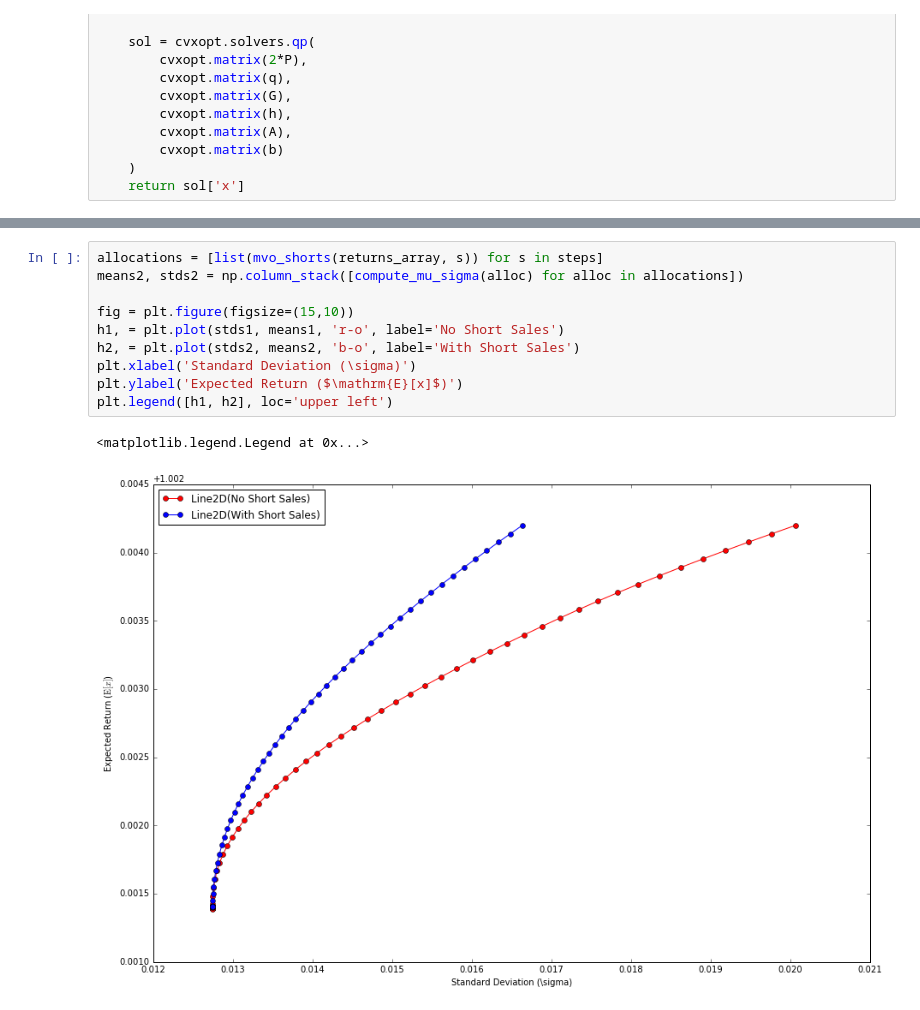
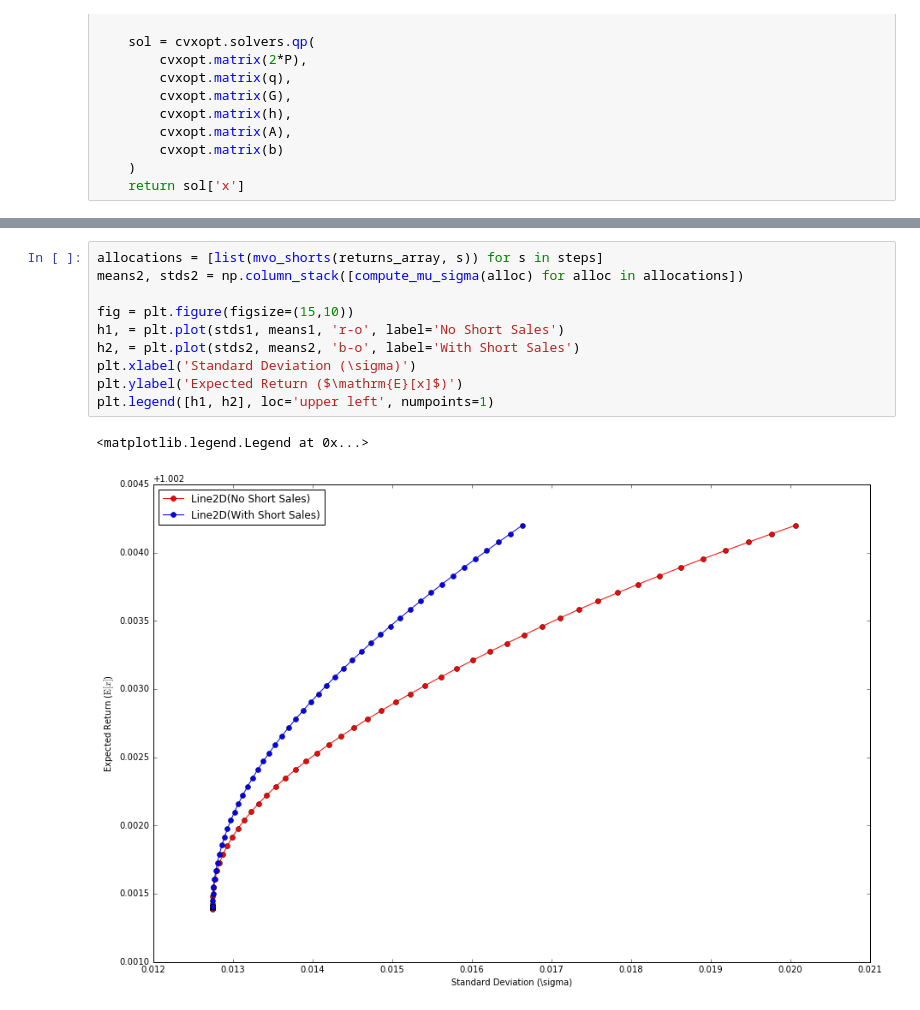
Before and after one commit to jamlamberti/Py4FinOpt, a Jupyter notebook: mean_variance_optimization.ipynb, the cells around one changed output, grey strips where cells are left out. Cells and saved outputs as stored; diff of their text form.

```diff
--- a/mean_variance_optimization.ipynb
+++ b/mean_variance_optimization.ipynb
@@ -273,16 +273,16 @@ print compute_mu_sigma(allocation)
 # %%
 allocations = [list(mvo_shorts(returns_array, s)) for s in steps]
 means2, stds2 = np.column_stack([compute_mu_sigma(alloc) for alloc in allocations])
 
 fig = plt.figure(figsize=(15,10))
 h1, = plt.plot(stds1, means1, 'r-o', label='No Short Sales')
 h2, = plt.plot(stds2, means2, 'b-o', label='With Short Sales')
 plt.xlabel('Standard Deviation (\sigma)')
 plt.ylabel('Expected Return ($\mathrm{E}[x]$)')
-plt.legend([h1, h2], loc='upper left')
+plt.legend([h1, h2], loc='upper left', numpoints=1)
 # %% [output]
 <matplotlib.legend.Legend at 0x...>
-[figure, old version]
+[figure, new version]
 # %%
 def generate_rnd_port():
     N = len(keys)
```
Also changed, not shown: parts of 3 cells of this notebook.
